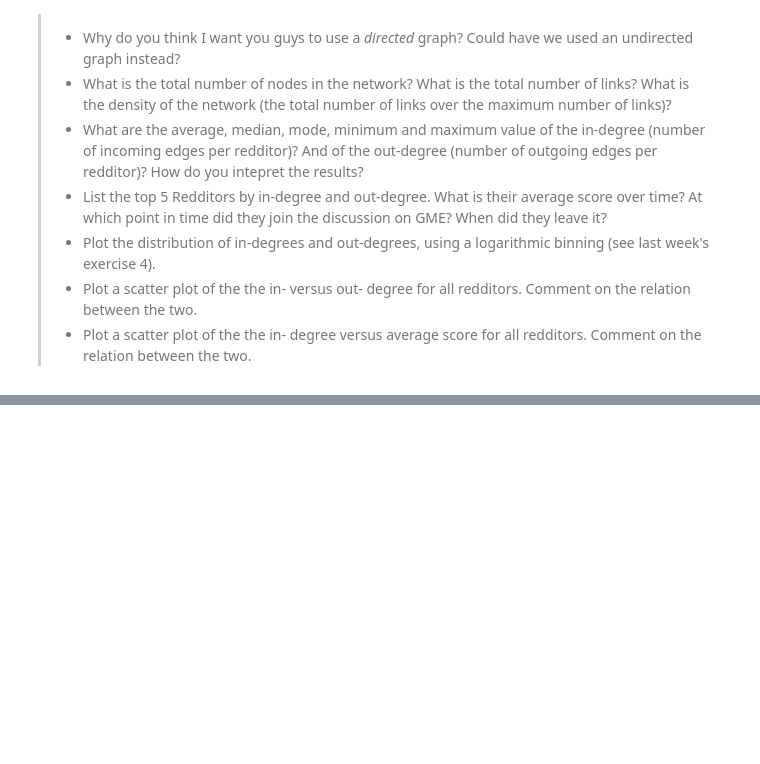
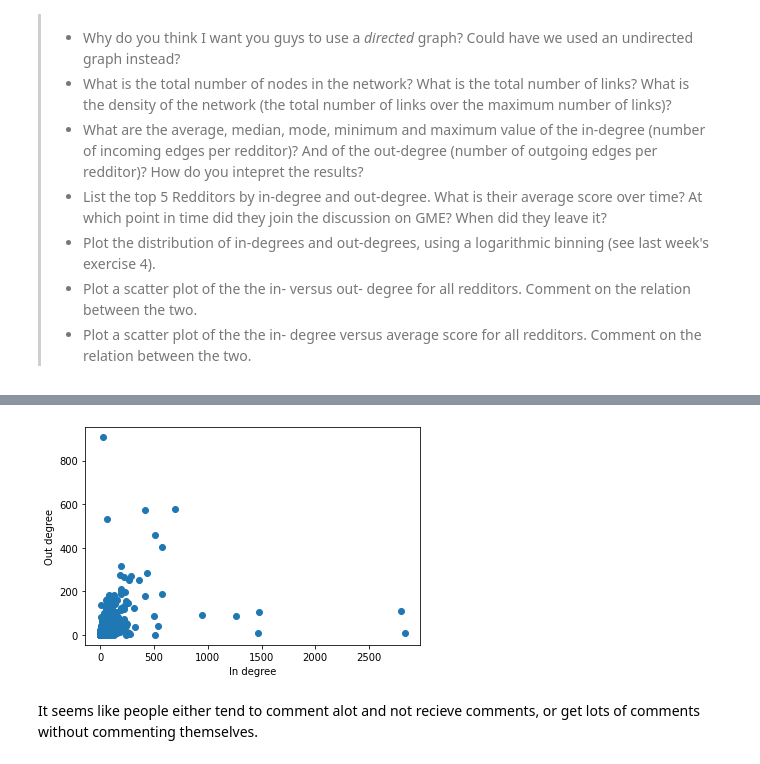
Before and after one commit to s180820/comsocsci2021, a Jupyter notebook: lectures/Week3.ipynb, the cells around one changed output, grey strips where cells are left out. Saved outputs shown, nothing was run; the diff lists cells and outputs as text; code cells hidden in the pictures; blank space fills up the shorter version.

```diff
--- a/lectures/Week3.ipynb
+++ b/lectures/Week3.ipynb
@@ -218,0 +252,15 @@ dict(zip(keys,values))
+# %%
+import sys
+import pandas as pd
+#!{sys.executable} -m pip install networkx
+#!{sys.executable} -m pip install scipy
+import networkx as nx
+import matplotlib.pyplot as plt
+weigthed = pd.read_csv("Data/week4/comments_network.csv")
+
+print(len(weigthed.parent_author.unique()))
+
+G = nx.DiGraph()
+G.add_weighted_edges_from(weigthed.values.tolist())
+
+#nx.draw(G, with_labels=True)
@@ -232,0 +300,5 @@ We begin with a preliminary analysis of the network.
+# %%
+list(G.in_degree())
+in_degree_list = []
+for i in range(len(list(G.in_degree()))):
+    in_degree_list.append(list(G.in_degree())[i][1])
@@ -232,0 +416,10 @@ We begin with a preliminary analysis of the network.
+# %%
+#Scatterplot of in- versus out-degrees
+plt.scatter(in_degree_list, out_degree_list)
+plt.xlabel("In degree")
+plt.ylabel("Out degree")
+plt.show()
+# %% [output]
+[figure, added]
+# %% [markdown]
+It seems like people either tend to comment alot and not recieve comments, or get lots of comments without commenting themselves.
```
Also changed, not shown: parts of 17 cells of this notebook, 5 other files.
